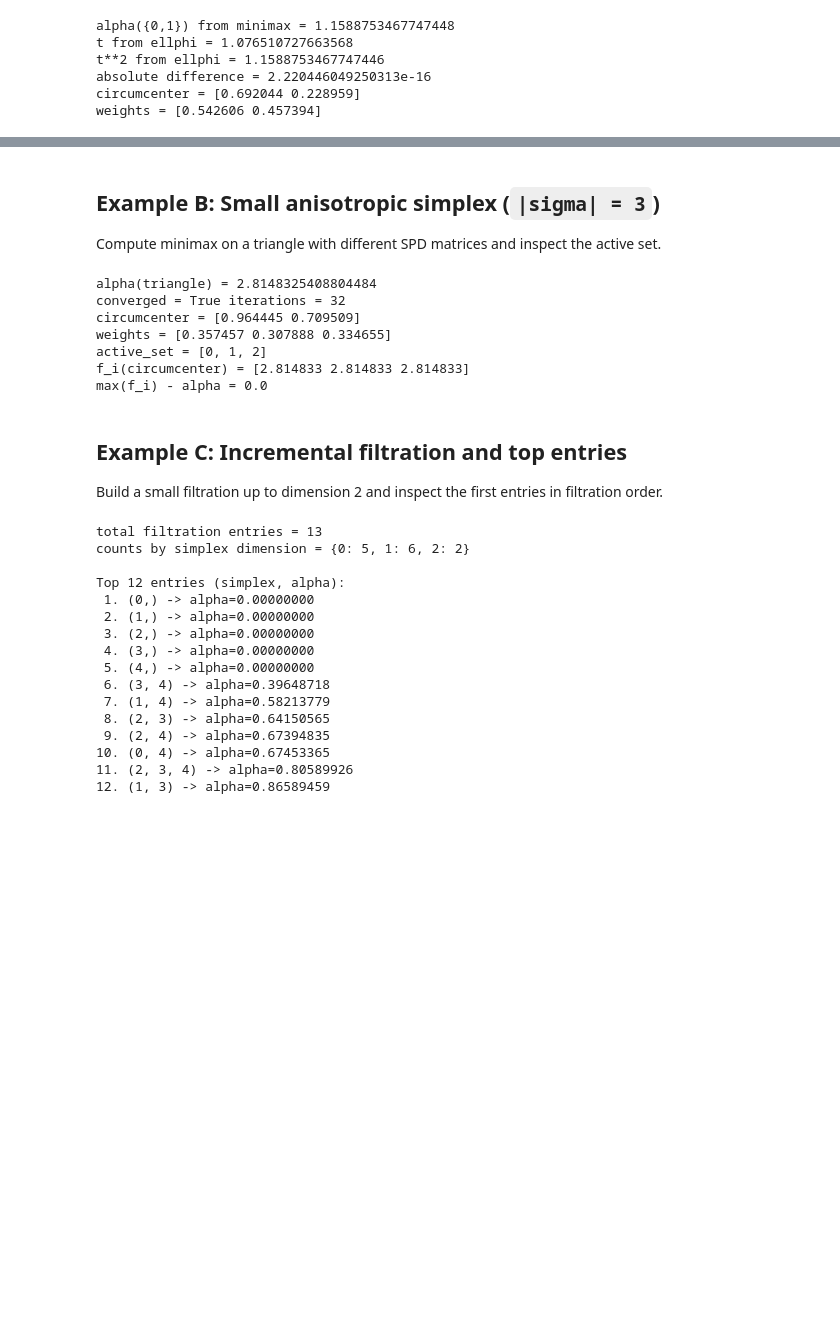
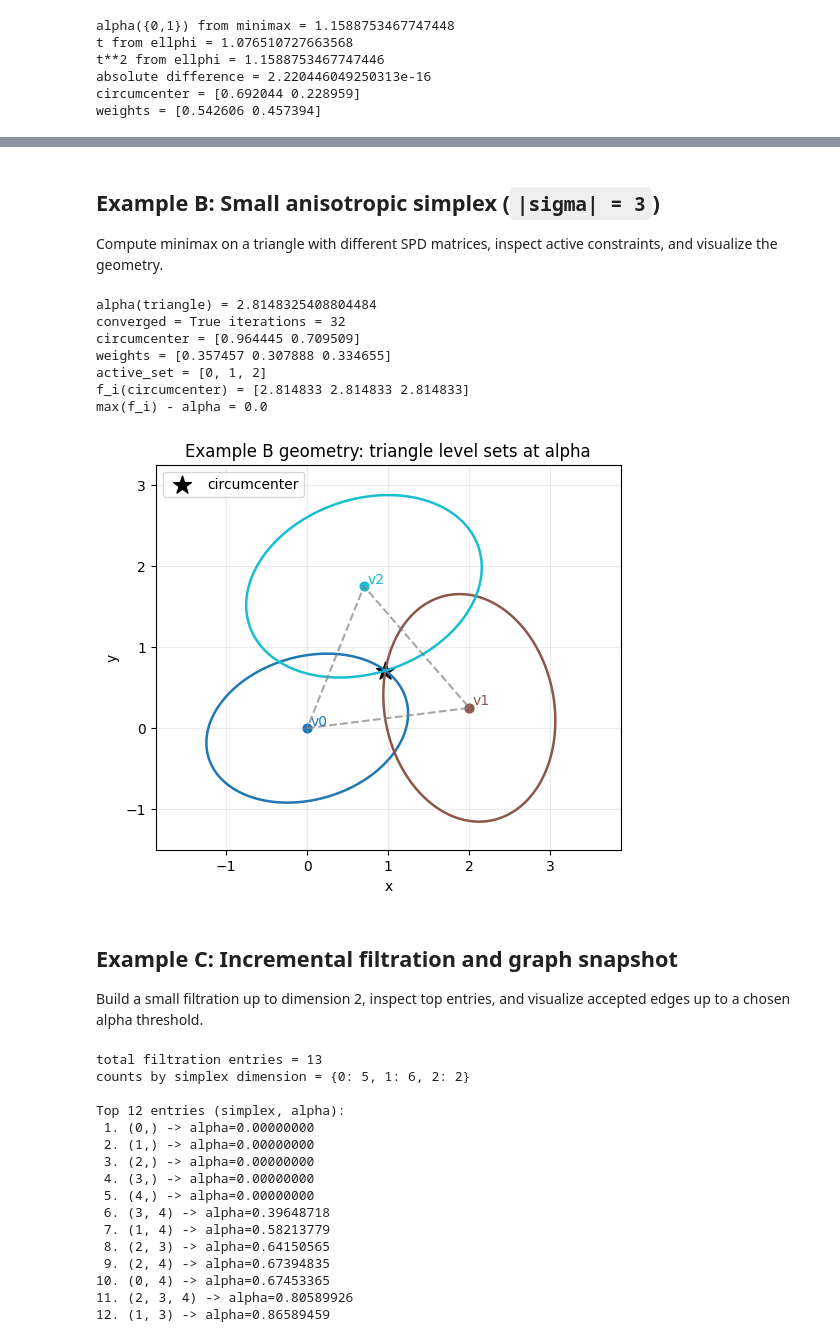
Before and after one commit to uda-lab/ellcech, a Jupyter notebook: notebooks/practical_demo.ipynb, the cells around one changed output, grey strips where cells are left out. Saved outputs shown, nothing was run; the diff lists cells and outputs as text; code cells hidden in the pictures; blank space fills up the shorter version.

```diff
--- a/notebooks/practical_demo.ipynb
+++ b/notebooks/practical_demo.ipynb
@@ -47,7 +107,7 @@ weights = [0.542606 0.457394]
 # %% [markdown]
 ## Example B: Small anisotropic simplex (`|sigma| = 3`)
 
-Compute minimax on a triangle with different SPD matrices and inspect the active set.
+Compute minimax on a triangle with different SPD matrices, inspect active constraints, and visualize the geometry.
 # %%
 centers_B = np.array([
     [0.0, 0.0],
@@ -80,10 +140,33 @@ weights = [0.357457 0.307888 0.334655]
 active_set = [0, 1, 2]
 f_i(circumcenter) = [2.814833 2.814833 2.814833]
 max(f_i) - alpha = 0.0
+# %%
+fig, ax = plt.subplots(figsize=(6, 5))
+plot_level_sets(
+    ax,
+    centers_B,
+    mats_B,
+    res_B.alpha,
+    title="Example B geometry: triangle level sets at alpha",
+)
+ax.scatter(
+    res_B.circumcenter[0],
+    res_B.circumcenter[1],
+    marker="*",
+    s=180,
+    color="black",
+    label="circumcenter",
+)
+polygon = np.vstack([centers_B, centers_B[0]])
+ax.plot(polygon[:, 0], polygon[:, 1], "--", color="gray", alpha=0.7)
+ax.legend(loc="upper left")
+plt.show()
+# %% [output]
+[figure, added]
 # %% [markdown]
-## Example C: Incremental filtration and top entries
+## Example C: Incremental filtration and graph snapshot
 
-Build a small filtration up to dimension 2 and inspect the first entries in filtration order.
+Build a small filtration up to dimension 2, inspect top entries, and visualize accepted edges up to a chosen alpha threshold.
 # %%
 centers_C = np.array([
     [0.0, 0.0],
```
Also changed, not shown: parts of 8 cells of this notebook.
